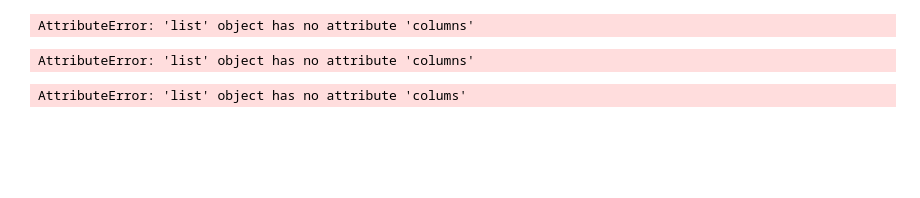
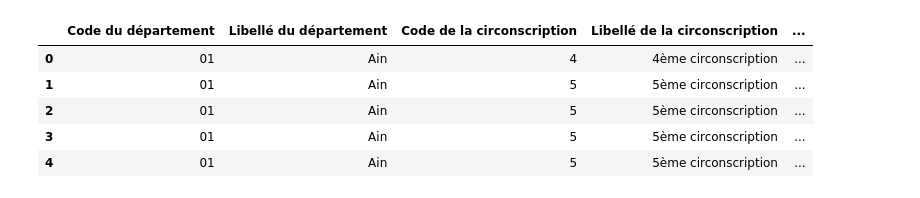
Before and after one commit to iliasNour/mspr_data, a Jupyter notebook: python_files/MSPR_Big_Data_et_Analyse_de_données.ipynb, the cells around one changed output. Cells and saved outputs as stored; diff of their text form; code cells hidden in the pictures; blank space fills up the shorter version.

```diff
--- a/python_files/MSPR_Big_Data_et_Analyse_de_données.ipynb
+++ b/python_files/MSPR_Big_Data_et_Analyse_de_données.ipynb
@@ -6,13 +3,0 @@ df_resultats_elections_france = pd.read_excel(resultats_elections_france)
-# %%
-df_resultats_elections_france.columns = ['Code_du_département','Libellé_du_département','Code_de_la_circonscription','Libellé_de_la_circonscription','Code_de_la_commune','Libellé_de_la_commune','Code_du_b.vote','Inscrits','Abstentions','Abs_Ins','Votants','Vot_Ins','Blancs','Blancs_Ins','Blancs_Vot',
-'Nuls','Nuls_Ins','Nuls_Vot','Exprimés','Exp_Ins','Exp_Vot','N°Panneau_AN','Sexe_AN','Nom_AN','Prénom_AN','Voix_AN','Voix_Ins_AN',
-'Voix_Exp_AN','N°Panneau_RF','Sexe_RF','Nom_RF','Prénom_RF','Voix_RF','Voix_Ins_RF','Voix_Exp_RF','N°Panneau_EM','Sexe_EM','Nom_EM',
-'Prénom_EM','Voix_EM','Voix_Ins_EM','Voix_Exp_EM','N°Panneau_LJ','Sexe_LJ','Nom_LJ','Prénom_LJ','Voix_LJ','Voix_Ins_LJ','Voix_Exp_LJ',
-'N°Panneau_LPM','Sexe_LPM','Nom_LPM','Prénom_LPM','Voix_LPM','Voix_Ins_LPM','Voix_Exp_LPM','N°Panneau_ZE','Sexe_ZE','Nom_ZE','Prénom_ZE',
-'Voix_ZE','Voix_Ins_ZE','Voix_Exp_ZE','N°Panneau_JLM','Sexe_JLM','Nom_JLM','Prénom_JLM','Voix_JLM','Voix_Ins_JLM','Voix_Exp_JLM',
-'N°Panneau_HA','Sexe_HA','Nom_HA','Prénom_HA','Voix_HA','Voix_Ins_HA','Voix_Exp_HA','N°Panneau_JY','Sexe_JY','Nom_JY','Prénom_JY',
-'Voix_JY','Voix_Ins_JY','Voix_Exp_JY','N°Panneau_VP','Sexe_VP','Nom_VP','Prénom_VP','Voix_VP','Voix_Ins_VP','Voix_Exp_VP','N°Panneau_PP',
-'Sexe_PP','Nom_PP','Prénom_PP','Voix_PP','Voix_Ins_PP','Voix_Exp_PP','N°Panneau_DN','Sexe_DN','Nom_DN','Prénom_DN','Voix_DN','Voix_Ins_DN',
-'Voix_Exp_DN']
-# %% [output]
-AttributeError: 'list' object has no attribute 'columns'
@@ -19,8 +40,9 @@ AttributeError: 'list' object has no attribute 'columns'
 # %%
-df_resultats_elections_france.columns
+df_resultats_elections_france.head()
 # %% [output]
-AttributeError: 'list' object has no attribute 'columns'
+|  | Code du département | Libellé du département | Code de la circonscription | Libellé de la circonscription | ... |
+| 0 | 01 | Ain | 4 | 4ème circonscription | ... |
+| 1 | 01 | Ain | 5 | 5ème circonscription | ... |
+| 2 | 01 | Ain | 5 | 5ème circonscription | ... |
+| 3 | 01 | Ain | 5 | 5ème circonscription | ... |
+| 4 | 01 | Ain | 5 | 5ème circonscription | ... |
-# %%
-df_resultats_elections_france.colums.head()
-# %% [output]
-AttributeError: 'list' object has no attribute 'colums'
```
Also changed, not shown: parts of 17 cells of this notebook, 1 other file.
